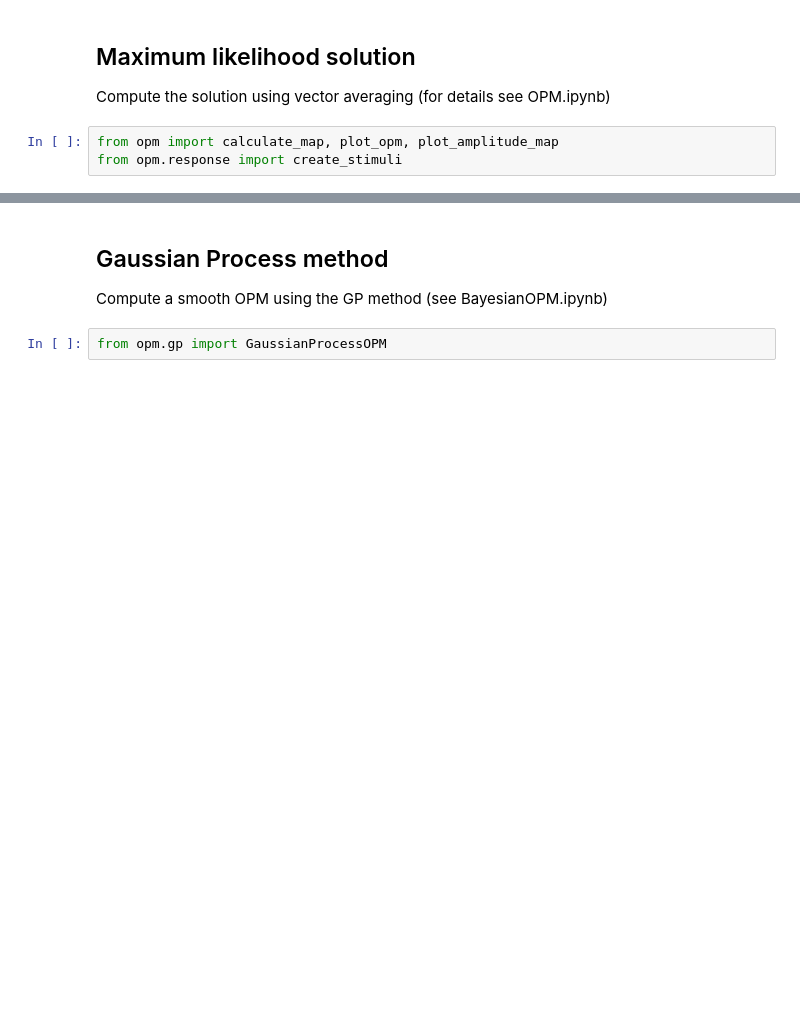
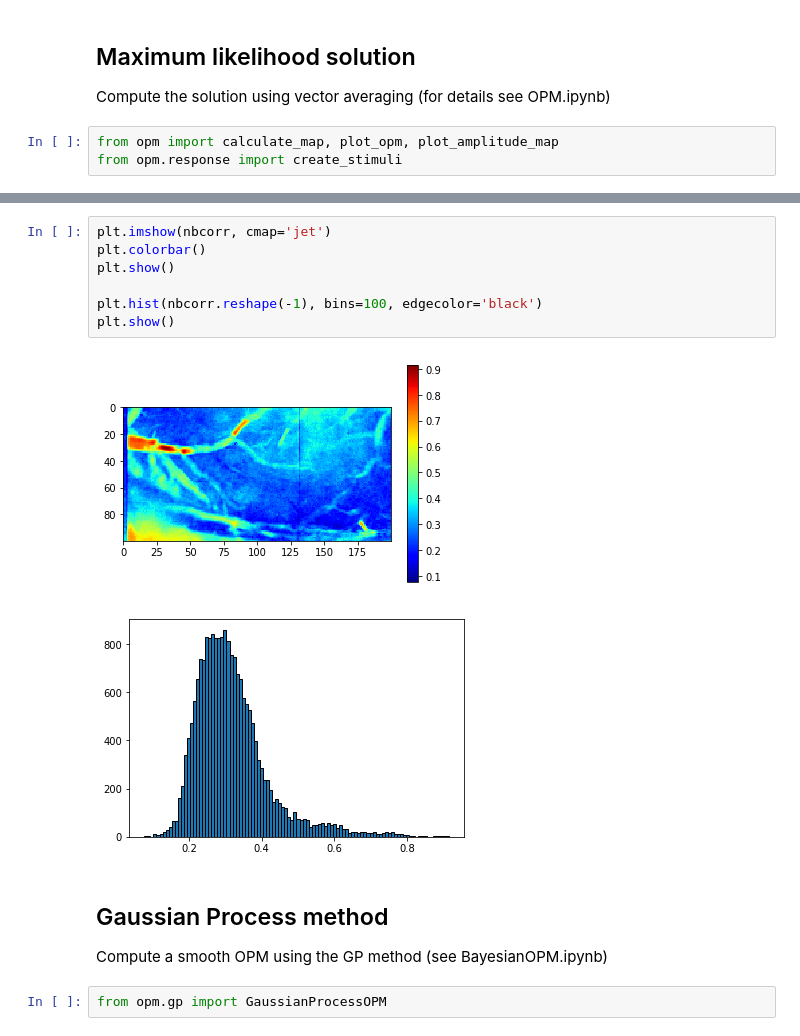
Before and after one commit to mackelab/gp-maps-python, a Jupyter notebook: FerretData.ipynb, the cells around one changed output, grey strips where cells are left out. Drawn from its saved outputs; the diff is of its cells as text; blank space fills up the shorter version.

```diff
--- a/FerretData.ipynb
+++ b/FerretData.ipynb
@@ -78,3 +93,13 @@ plt.show()
+# %%
+plt.imshow(nbcorr, cmap='jet')
+plt.colorbar()
+plt.show()
+
+plt.hist(nbcorr.reshape(-1), bins=100, edgecolor='black')
+plt.show()
+# %% [output]
+[figure, added]
+[figure, added]
 # %% [markdown]
 ## Gaussian Process method
 Compute a smooth OPM using the GP method (see BayesianOPM.ipynb)
```
Also changed, not shown: parts of 18 cells of this notebook, 2 other files.
